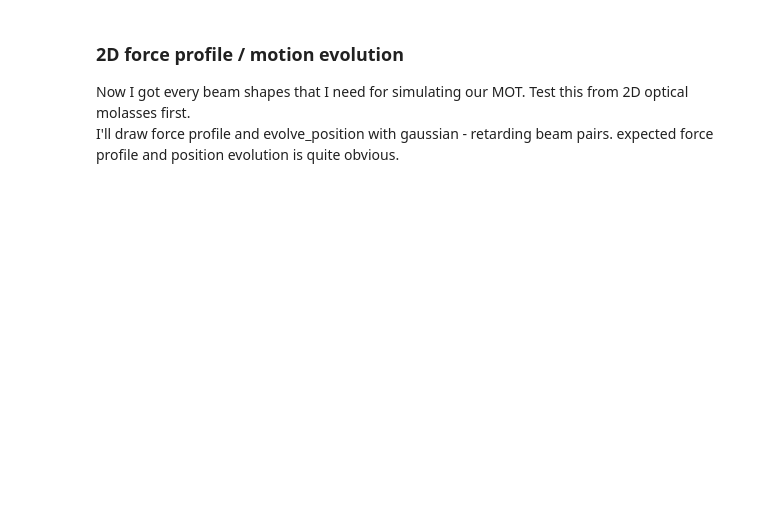
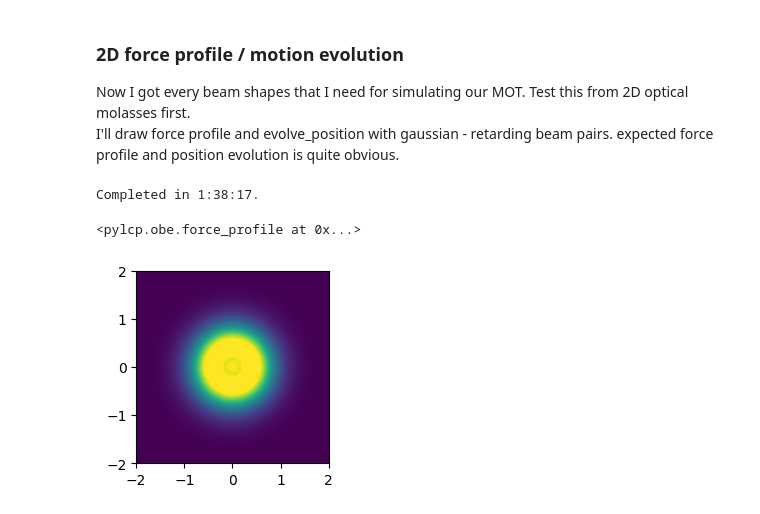
Before and after one commit to 5ikKwon/MOTSimulation, a Jupyter notebook: 2DMOT_test.ipynb, the cells around one changed output. Saved outputs shown, nothing was run; the diff lists cells and outputs as text; code cells hidden in the pictures; blank space fills up the shorter version.

Commit message:
test 2D molasses :

```diff
--- a/2DMOT_test.ipynb
+++ b/2DMOT_test.ipynb
@@ -131,39 +130,50 @@ mass = (atom.state[2].gamma*atom.mass)/(cts.hbar*(100*2*np.pi*atom.transition[1]
 
 X, Y = np.meshgrid(np.linspace(-2, 2, 101),
                       np.linspace(-2, 2, 101))
-Z = np.meshgrid(np.linspace(-2, 2, 101))
-Rt=np.array([X, Y, X])
+Z = np.copy(X)
+Rt=np.array([X, Y, Z])
 
 example_beam1 = fields.gaussianBeam(kvec=np.array([0., 0., 1.]), pol=+1, s=5, delta=-2, wb=1)
-example_beam2 = fields.donutBeam(kvec=np.array([0., 0., -1.]), pol=-1, s=5, delta =-2,h=0.5, wb=1)
+example_beam2 = fields.donutBeam(kvec=np.array([0., 0., -1.]), pol=-1, s=5, delta =-2,h = 0.2, wb=1)
 laserBeams = pylcp.laserBeams([example_beam1, example_beam2])
 
 # Test plot for laserBeams.
 plt.figure("test", figsize=(3.25, 2.5))
 plt.clf()
 plt.imshow(np.sum(laserBeams.intensity(R=Rt),axis=0),
            origin='lower',
            extent=(-2, 2,
-                   -3, 3))
+                   -2, 2))
 plt.clim((0, 5))
 plt.set_cmap('viridis')
 
 # Build Hamiltonian for Rb F2-F'3 transition
 Hg, Bgq = pylcp.hamiltonians.singleF(F=2, gF=0, muB=1)
 He, Beq = pylcp.hamiltonians.singleF(F=3, gF=1/3, muB=1)
 dijq = pylcp.hamiltonians.dqij_two_bare_hyperfine(2, 3)
 hamiltonian = pylcp.hamiltonian(Hg, He, Bgq, Beq, dijq, mass = mass)
 
 # Zero magnetic field
 magField = pylcp.constantMagneticField(np.array([0., 0., 0.]))
 
 # Select solver
 obe = pylcp.obe(laserBeams, magField, hamiltonian, include_mag_forces=False, transform_into_re_im=True)
 
+# Double check why we need meshgrid
+y_pts = np.linspace(-2, 2, 50)
+vz_pts = np.linspace(0.05, 2, 50)
+
+Y, Vz = np.meshgrid(y_pts,vz_pts)
+
+
 obe.generate_force_profile(
-    Rt,
-    np.zeros(Rt.shape),
-    name='molasses', deltat_v=4, deltat_tmax=2*np.pi*5000, itermax=1000,
+    [np.zeros(np.shape(Y)), Y, np.zeros(np.shape(Y))],
+    [np.zeros(np.shape(Vz)), np.zeros(np.shape(Vz)), Vz],
+    name='yz_plane_force', deltat_v=4, deltat_tmax=2*np.pi*5000, itermax=1000,
     rel=1e-8, abs=1e-10, progress_bar=True
 )
+# %% [output]
+Completed in 1:38:17.
+<pylcp.obe.force_profile at 0x...>
+[figure, added]
 # %%
```
Also changed, not shown: parts of 6 cells of this notebook, 2 other files.
